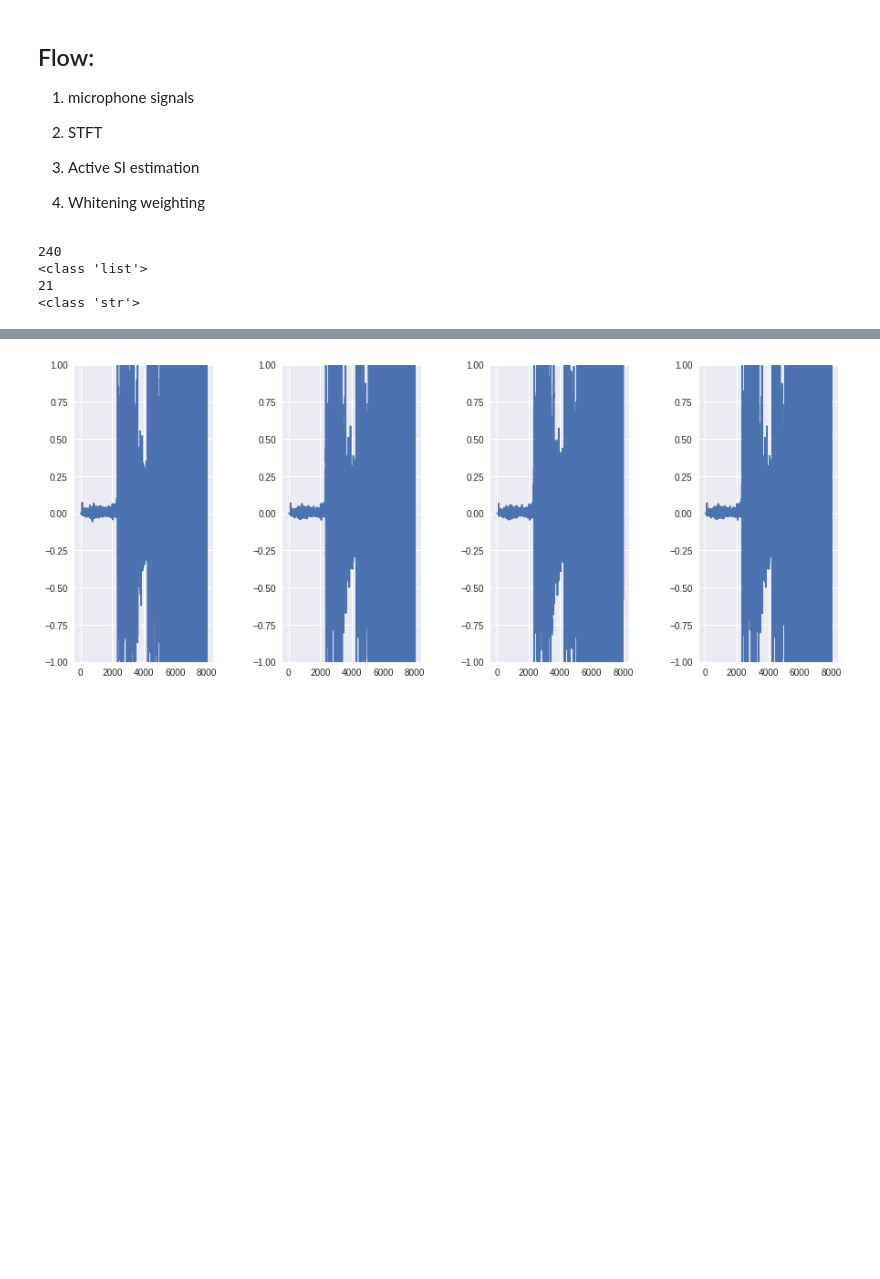
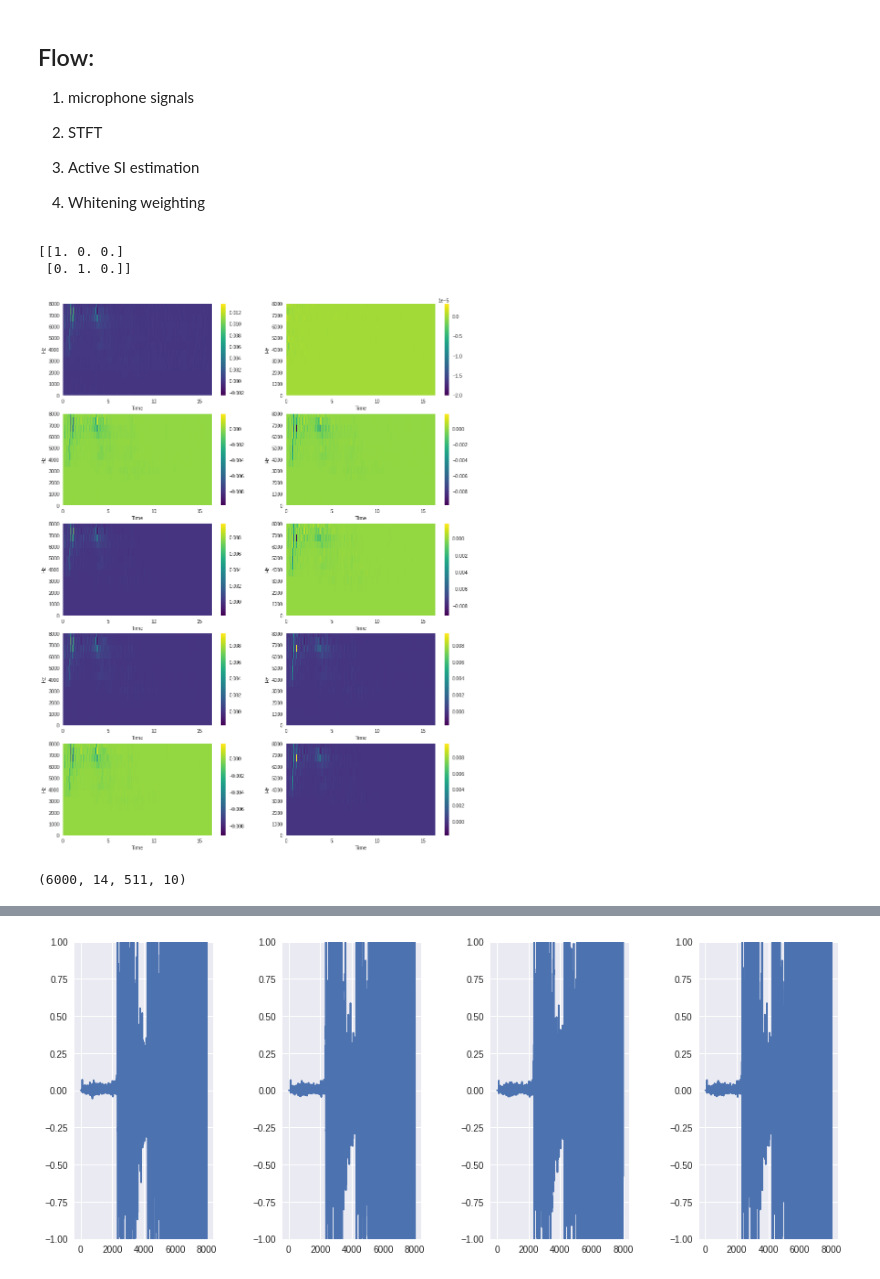
Before and after one commit to RobertoAlessandri/CNN_DOA, a Jupyter notebook: FeatureExtraction_NN.ipynb, the cells around one changed output, grey strips where cells are left out. Drawn from its saved outputs; the diff is of its cells as text; code cells hidden in the pictures; blank space fills up the shorter version.

```diff
--- a/FeatureExtraction_NN.ipynb
+++ b/FeatureExtraction_NN.ipynb
@@ -43,0 +94,4 @@ for i,file in enumerate(audiofiles_train):
+# %%
+# Checking correct labeling
+for i in range(0, 10):
+  print('{} with id {}: \n Label resolution 30° --> {}     Label resolution 10° --> {}'.format(audiofiles_train[i*4], int(sourceIDs[i]), int(labels30[i]), int(labels10[i])))
@@ -116,13 +174,3 @@ SA755-3-5-15.wav
 3) Active SI estimation
 
 4) Whitening weighting
-# %%
-print(len(class_15_train))
-print(type(class_15_train))
-print(len(class_15_train[0]))
-print(type(class_15_train[0]))
-# %% [output]
-240
-<class 'list'>
-21
-<class 'str'>
@@ -128,0 +241,6 @@ print(type(class_15_train[0]))
+# %%
+a = np.eye(3)
+print(a[0:2,:])
+# %% [output]
+[[1. 0. 0.]
+ [0. 1. 0.]]
@@ -128,0 +271,51 @@ print(type(class_15_train[0]))
+# %%
+def featureExtractor2(micSignals, d=0.04, rho=1.225, NFFT=1024, sr=16000, beta=1e6):
+  frame_length = NFFT
+  hop_length = int(frame_length/2)
+  num_samples = micSignals[:,0].shape[0]
+  num_frames = int(1 + np.floor((num_samples - frame_length) / hop_length))
+  freqs = librosa.fft_frequencies(sr=sr, n_fft=NFFT) #/ (sr/2) * np.pi # Frequency, normalized, angular?
+  #freqs = np.flip(freqs)
+  freqs = np.reshape(freqs, (len(freqs),1))
+  freqsMatrix = np.tile(freqs, (1, num_frames))
+  #print(freqsMatrix)
+
+  gamma = np.zeros([num_frames, int(NFFT/2 - 1), 10])
+  #print(gamma.shape)
+
+  P1 = librosa.stft(micSignals[:,0], n_fft = NFFT, hop_length = hop_length, win_length = frame_length, window='hann', center=False)
+  P2 = librosa.stft(micSignals[:,1], n_fft = NFFT, hop_length = hop_length, win_length = frame_length, window='hann', center=False)
+  P3 = librosa.stft(micSignals[:,2], n_fft = NFFT, hop_length = hop_length, win_length = frame_length, window='hann', center=False)
+  P4 = librosa.stft(micSignals[:,3], n_fft = NFFT, hop_length = hop_length, win_length = frame_length, window='hann', center=False)
+
+  # Principal directions
+  gamma[:,:,0:2] = computeSI(P1, P2, P3, freqsMatrix, isOblique=False, X4=P4, d=d, rho=rho, beta=beta)[:,1:int(NFFT/2),0:2] # Using : last index is excluded
+
+  # Subarrays
+  gamma[:,:,2:4]  = computeSI(P4, P1, P2, freqsMatrix, isOblique=True, d=d, rho=rho, beta=beta)[:,1:int(NFFT/2),0:2]
+  gamma[:,:,4:6]  = computeSI(P1, P2, P3, freqsMatrix, isOblique=True, d=d, rho=rho, beta=beta)[:,1:int(NFFT/2),0:2]
+  gamma[:,:,6:8]  = computeSI(P2, P3, P4, freqsMatrix, isOblique=True, d=d, rho=rho, beta=beta)[:,1:int(NFFT/2),0:2]
+  gamma[:,:,8:10] = computeSI(P3, P4, P1, freqsMatrix, isOblique=True, d=d, rho=rho, beta=beta)[:,1:int(NFFT/2),0:2]
+
+  return gamma
+# %%
+#test(*(trainAudioMatrix[:,:,0].T))
+gamma = featureExtractor2(trainAudioMatrix[:,:,0])
+#print(np,abs(X[-1,:]))
+plt.figure(figsize=(15, 20))
+for i in range(0, 10):
+  plt.subplot(5, 2, i+1)
+  librosa.display.specshow(gamma[:,:,i], sr=sr, x_axis='time', y_axis='linear', cmap='viridis')
+  plt.colorbar();
+# %% [output]
+[figure, added]
+# %%
+trainAudioMatrix.shape
+datapointsNum = trainAudioMatrix.shape[-1]
+Gamma_container = np.zeros([datapointsNum, 14, 511, 10])
+print(Gamma_container.shape)
+
+for i in tqdm(range(0, datapointsNum)):
+  Gamma_container[i,:,:,:] = featureExtractor2(trainAudioMatrix[:,:,i])
+# %% [output]
+(6000, 14, 511, 10)
```
Also changed, not shown: parts of 38 cells of this notebook.
